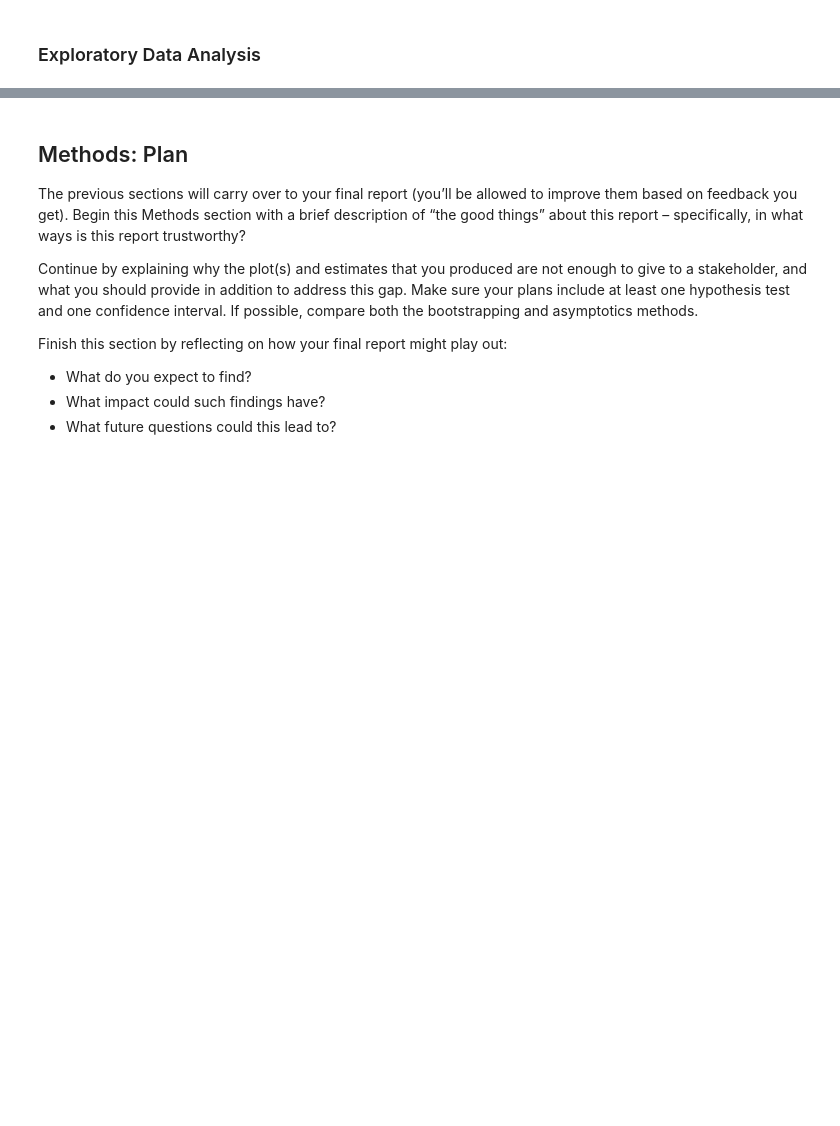
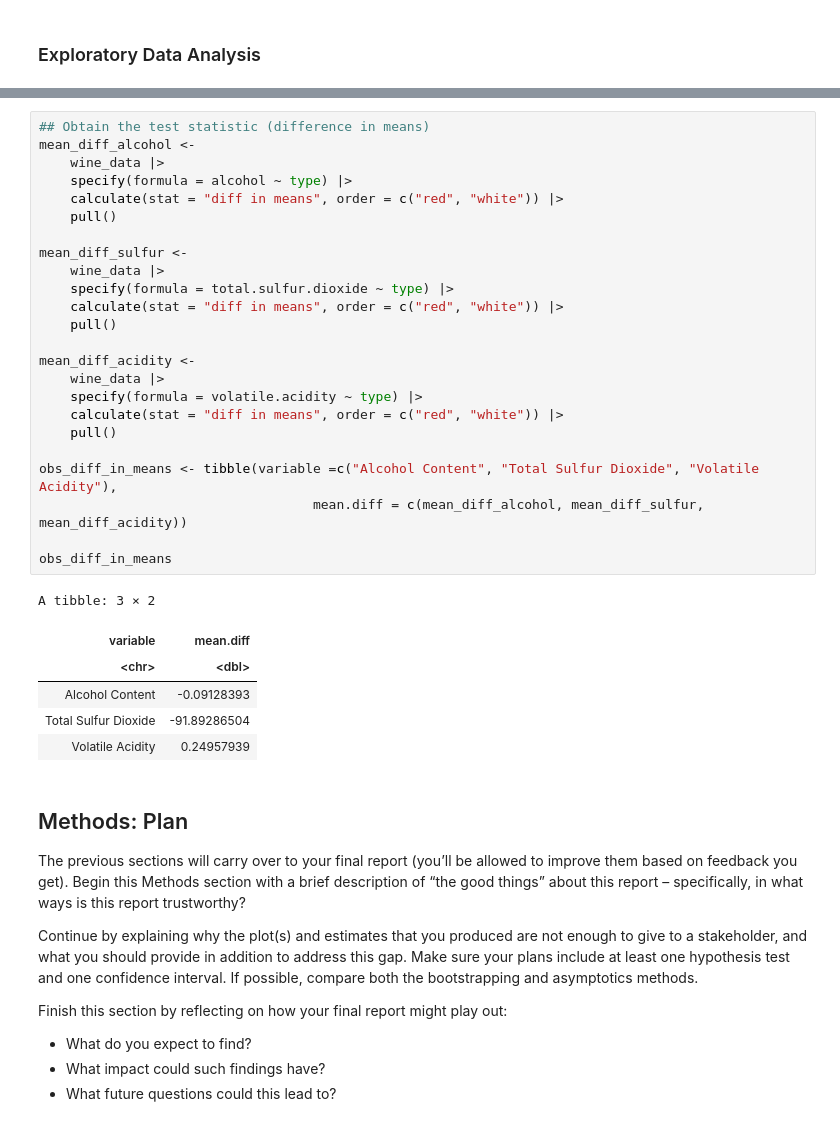
Before and after one commit to omertahi/STAT201-project, a Jupyter notebook: case_proposal.ipynb, the cells around one changed output, grey strips where cells are left out. Cells and saved outputs as stored; diff of their text form; blank space fills up the shorter version.

```diff
--- a/case_proposal.ipynb
+++ b/case_proposal.ipynb
@@ -88,3 +124,34 @@ wine_data |>
+# %%
+## Obtain the test statistic (difference in means)
+mean_diff_alcohol <-
+    wine_data |>
+    specify(formula = alcohol ~ type) |>
+    calculate(stat = "diff in means", order = c("red", "white")) |>
+    pull()
+
+mean_diff_sulfur <-
+    wine_data |>
+    specify(formula = total.sulfur.dioxide ~ type) |>
+    calculate(stat = "diff in means", order = c("red", "white")) |>
+    pull()
+
+mean_diff_acidity <-
+    wine_data |>
+    specify(formula = volatile.acidity ~ type) |>
+    calculate(stat = "diff in means", order = c("red", "white")) |>
+    pull()
+
+obs_diff_in_means <- tibble(variable =c("Alcohol Content", "Total Sulfur Dioxide", "Volatile Acidity"),
+                                   mean.diff = c(mean_diff_alcohol, mean_diff_sulfur, mean_diff_acidity))
+
+obs_diff_in_means
+# %% [output]
+A tibble: 3 × 2
+| variable | mean.diff |
+| <chr> | <dbl> |
+| Alcohol Content | -0.09128393 |
+| Total Sulfur Dioxide | -91.89286504 |
+| Volatile Acidity | 0.24957939 |
 # %% [markdown]
 ## Methods: Plan
 
```
Also changed, not shown: parts of 6 cells of this notebook.
